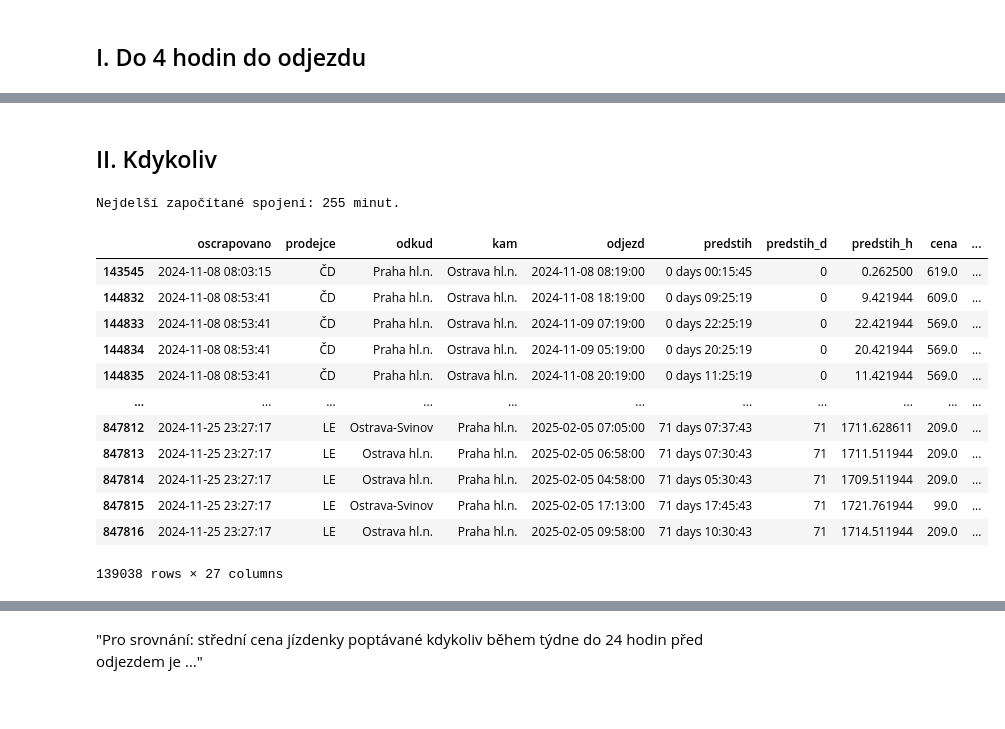
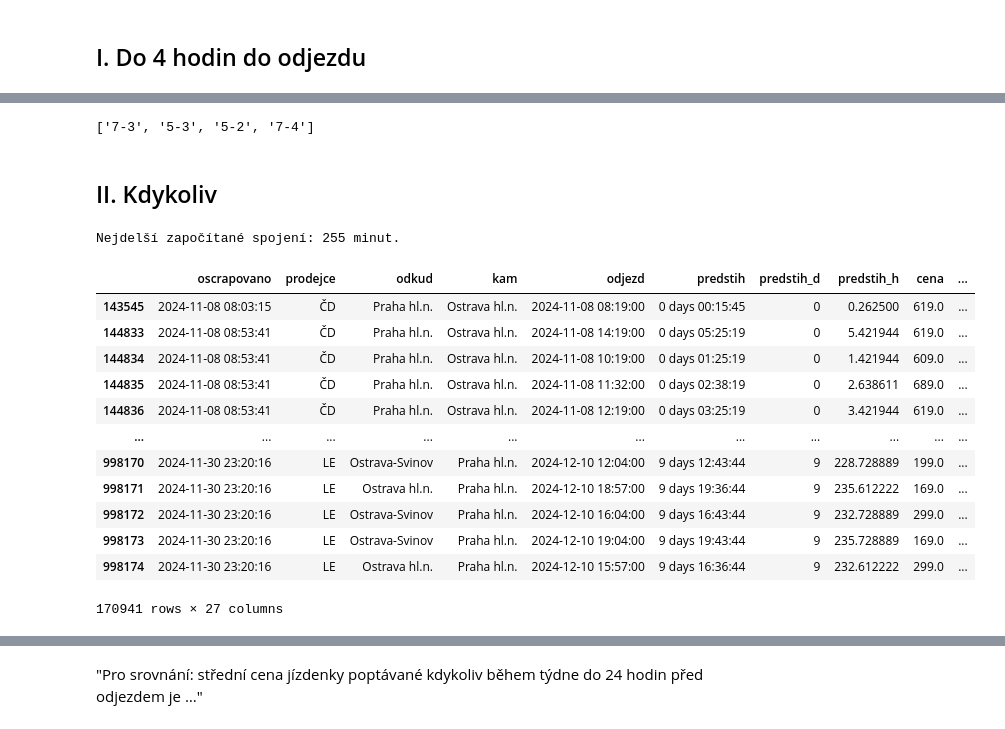
Before and after one commit to DataRozhlas/ceny-jizdenek, a Jupyter notebook: 901_prg_ova.ipynb, the cells around one changed output, grey strips where cells are left out. Cells and saved outputs as stored; diff of their text form; code cells hidden in the pictures.

```diff
--- a/901_prg_ova.ipynb
+++ b/901_prg_ova.ipynb
@@ -194,30 +194,34 @@ obdobi
 Name: volnych_mist, dtype: float64
 # %%
 spicka = df[df['prodejce'].isin(['RJ','LE'])].groupby('obdobi')['volnych_mist'].quantile(0.33).nsmallest(4).index.to_list()
+# %%
+spicka
+# %% [output]
+['7-3', '5-3', '5-2', '7-4']
 # %% [markdown]
 ## II. Kdykoliv
 # %%
 df = pd.read_parquet(os.path.join('data','jizdenky.parquet'))
 df = df[df['odkud'].str.contains('Ostrava') | df['odkud'].str.contains('Praha')]
 df = df[df['kam'].str.contains('Ostrava') | df['kam'].str.contains('Praha')]
 nejdelsi = df['jizdni_doba'].quantile(0.95)
 print(f"Nejdelší započítané spojení: {int(nejdelsi)} minut.")
 df = df[df['jizdni_doba'] <= nejdelsi]
 df['spoj'] = df.apply(lambda row: f"""{row['prodejce']} {row['den']} {row['odjezd'].hour:02}:{row['odjezd'].minute:02}""", axis=1)
 df['obdobi'] = df.apply(lambda row: obdobi(row), axis=1)
-df[df['oscrapovano'] <= '2024-11-26']
+df[df['oscrapovano'] <= '2024-12-01']
 # %% [output]
 Nejdelší započítané spojení: 255 minut.
 |  | oscrapovano | prodejce | odkud | kam | odjezd | predstih | predstih_d | predstih_h | cena | ... |
 | 143545 | 2024-11-08 08:03:15 | ČD | Praha hl.n. | Ostrava hl.n. | 2024-11-08 08:19:00 | 0 days 00:15:45 | 0 | 0.262500 | 619.0 | ... |
-| 144832 | 2024-11-08 08:53:41 | ČD | Praha hl.n. | Ostrava hl.n. | 2024-11-08 18:19:00 | 0 days 09:25:19 | 0 | 9.421944 | 609.0 | ... |
-| 144833 | 2024-11-08 08:53:41 | ČD | Praha hl.n. | Ostrava hl.n. | 2024-11-09 07:19:00 | 0 days 22:25:19 | 0 | 22.421944 | 569.0 | ... |
-| 144834 | 2024-11-08 08:53:41 | ČD | Praha hl.n. | Ostrava hl.n. | 2024-11-09 05:19:00 | 0 days 20:25:19 | 0 | 20.421944 | 569.0 | ... |
-| 144835 | 2024-11-08 08:53:41 | ČD | Praha hl.n. | Ostrava hl.n. | 2024-11-08 20:19:00 | 0 days 11:25:19 | 0 | 11.421944 | 569.0 | ... |
+| 144833 | 2024-11-08 08:53:41 | ČD | Praha hl.n. | Ostrava hl.n. | 2024-11-08 14:19:00 | 0 days 05:25:19 | 0 | 5.421944 | 619.0 | ... |
+| 144834 | 2024-11-08 08:53:41 | ČD | Praha hl.n. | Ostrava hl.n. | 2024-11-08 10:19:00 | 0 days 01:25:19 | 0 | 1.421944 | 609.0 | ... |
+| 144835 | 2024-11-08 08:53:41 | ČD | Praha hl.n. | Ostrava hl.n. | 2024-11-08 11:32:00 | 0 days 02:38:19 | 0 | 2.638611 | 689.0 | ... |
+| 144836 | 2024-11-08 08:53:41 | ČD | Praha hl.n. | Ostrava hl.n. | 2024-11-08 12:19:00 | 0 days 03:25:19 | 0 | 3.421944 | 619.0 | ... |
 | ... | ... | ... | ... | ... | ... | ... | ... | ... | ... | ... |
-| 847812 | 2024-11-25 23:27:17 | LE | Ostrava-Svinov | Praha hl.n. | 2025-02-05 07:05:00 | 71 days 07:37:43 | 71 | 1711.628611 | 209.0 | ... |
-| 847813 | 2024-11-25 23:27:17 | LE | Ostrava hl.n. | Praha hl.n. | 2025-02-05 06:58:00 | 71 days 07:30:43 | 71 | 1711.511944 | 209.0 | ... |
-| 847814 | 2024-11-25 23:27:17 | LE | Ostrava hl.n. | Praha hl.n. | 2025-02-05 04:58:00 | 71 days 05:30:43 | 71 | 1709.511944 | 209.0 | ... |
-| 847815 | 2024-11-25 23:27:17 | LE | Ostrava-Svinov | Praha hl.n. | 2025-02-05 17:13:00 | 71 days 17:45:43 | 71 | 1721.761944 | 99.0 | ... |
-| 847816 | 2024-11-25 23:27:17 | LE | Ostrava hl.n. | Praha hl.n. | 2025-02-05 09:58:00 | 71 days 10:30:43 | 71 | 1714.511944 | 209.0 | ... |
+| 998170 | 2024-11-30 23:20:16 | LE | Ostrava-Svinov | Praha hl.n. | 2024-12-10 12:04:00 | 9 days 12:43:44 | 9 | 228.728889 | 199.0 | ... |
+| 998171 | 2024-11-30 23:20:16 | LE | Ostrava hl.n. | Praha hl.n. | 2024-12-10 18:57:00 | 9 days 19:36:44 | 9 | 235.612222 | 169.0 | ... |
+| 998172 | 2024-11-30 23:20:16 | LE | Ostrava-Svinov | Praha hl.n. | 2024-12-10 16:04:00 | 9 days 16:43:44 | 9 | 232.728889 | 299.0 | ... |
+| 998173 | 2024-11-30 23:20:16 | LE | Ostrava-Svinov | Praha hl.n. | 2024-12-10 19:04:00 | 9 days 19:43:44 | 9 | 235.728889 | 169.0 | ... |
+| 998174 | 2024-11-30 23:20:16 | LE | Ostrava hl.n. | Praha hl.n. | 2024-12-10 15:57:00 | 9 days 16:36:44 | 9 | 232.612222 | 299.0 | ... |
-139038 rows × 27 columns
+170941 rows × 27 columns
```
Also changed, not shown: parts of 20 cells of this notebook, 9 other files.
